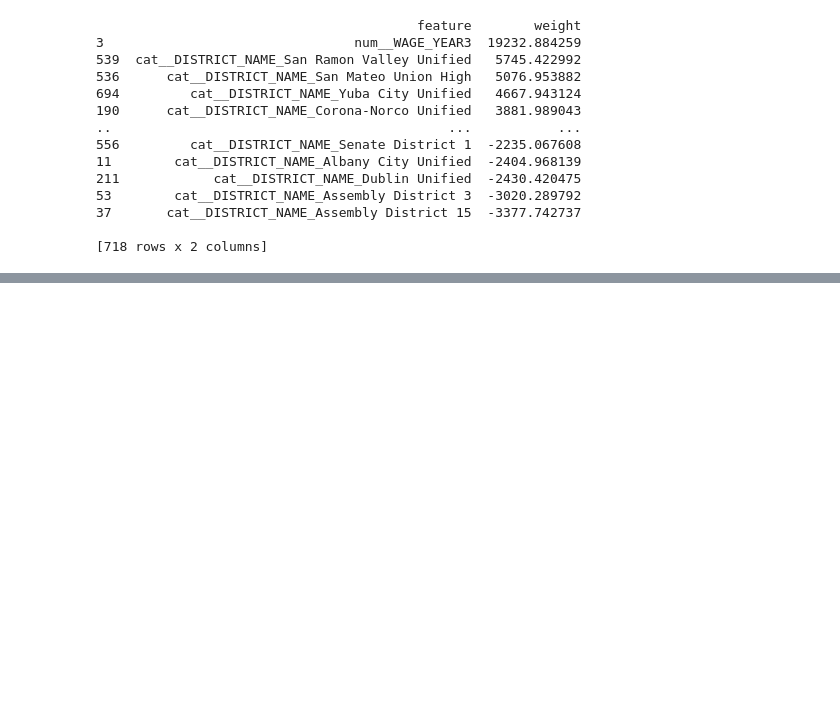
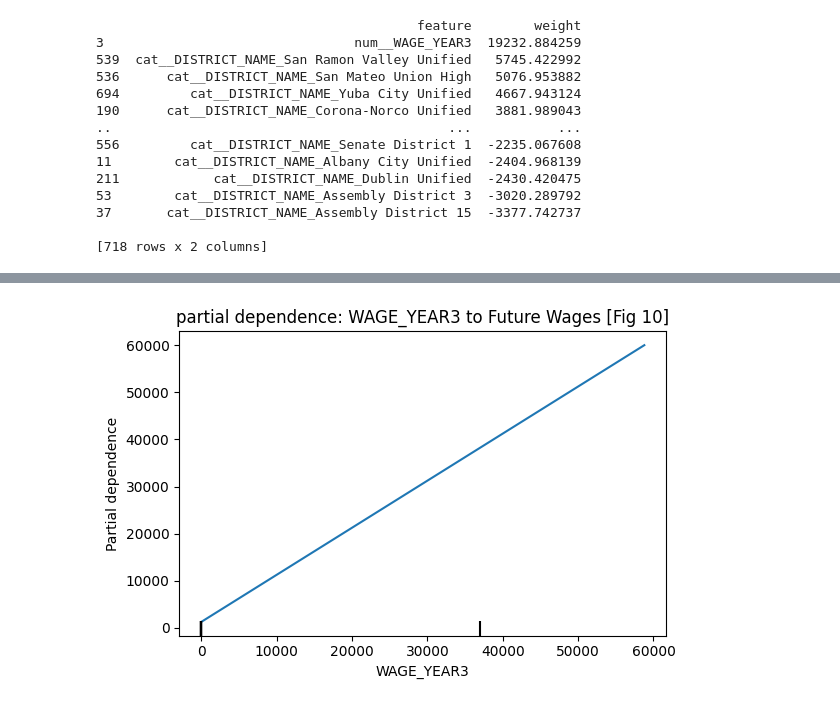
Before and after one commit to USF-AI-Fall-2025/assignment-05-data-challenge-1-ivanTk1, a Jupyter notebook: CS x62 - Assignment 5 - Data Challenge 1.ipynb, the cells around one changed output, grey strips where cells are left out. Drawn from its saved outputs; the diff is of its cells as text; code cells hidden in the pictures; blank space fills up the shorter version.

```diff
--- a/CS x62 - Assignment 5 - Data Challenge 1.ipynb
+++ b/CS x62 - Assignment 5 - Data Challenge 1.ipynb
@@ -251,0 +316,19 @@ print(coef_df)
+# %%
+
+fig, ax = plt.subplots(figsize=(6, 4))
+
+feature_index = list(X_val.columns).index("WAGE_YEAR3")  #column index in original data
+
+PartialDependenceDisplay.from_estimator(
+    model,
+    X_val,
+    [feature_index],  #PDP requires index for pipelines
+    kind="average",
+    ax=ax
+)
+
+ax.set_title("partial dependence: WAGE_YEAR3 to Future Wages [Fig 10]")
+plt.tight_layout()
+plt.show()
+# %% [output]
+[figure, added]
```
Also changed, not shown: parts of 5 cells of this notebook.
